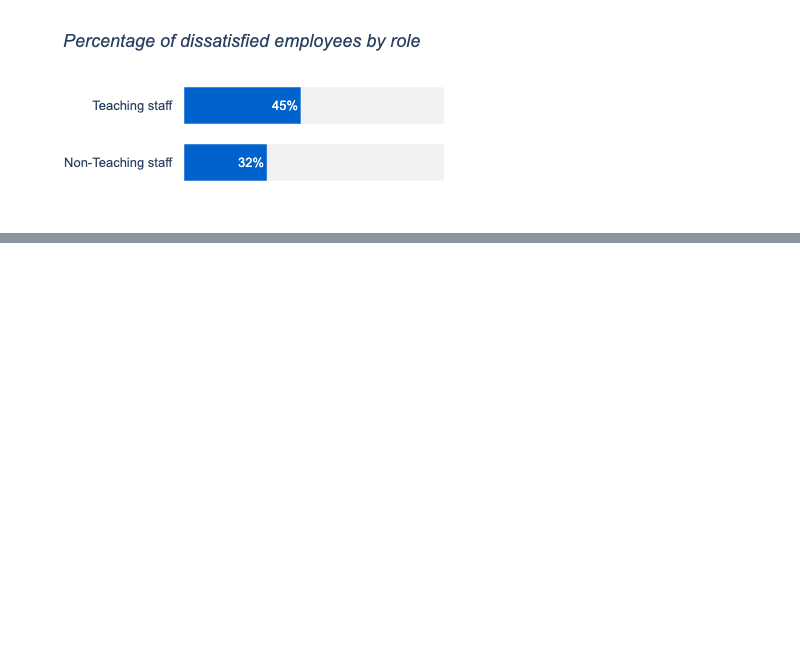
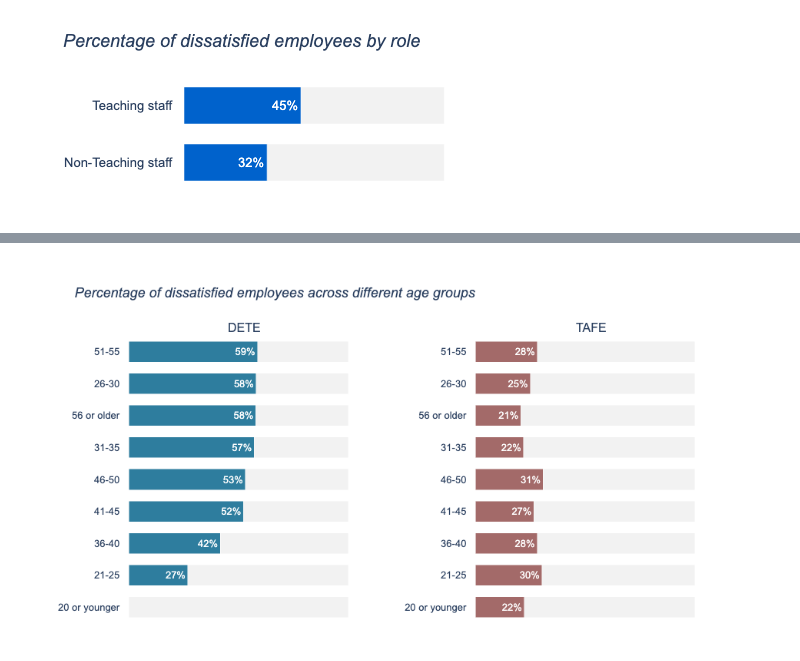
Before and after one commit to Lippins/Employee_exit_surveys, a Jupyter notebook: notebook.ipynb, the cells around one changed output, grey strips where cells are left out. Drawn from its saved outputs; the diff is of its cells as text; code cells hidden in the pictures; blank space fills up the shorter version.

```diff
--- a/notebook.ipynb
+++ b/notebook.ipynb
@@ -1394,0 +1453,12 @@ fig.show('png')
+# %%
+dete_age_info = generate_table(dete, ['age'], 'dissatisfied')
+tafe_age_info = generate_table(tafe, ['age'], 'dissatisfied')
+
+tafe_age_info = sort_by_df(tafe_age_info, 'age', dete_age_info)
+
+fig = create_subplot(dete_age_info, tafe_age_info,
+                     'Percentage of dissatisfied employees across different age groups')
+fig.update_layout(height=500, width=950)
+fig.show('png')
+# %% [output]
+[figure, added]
```
Also changed, not shown: parts of 6 cells of this notebook.
